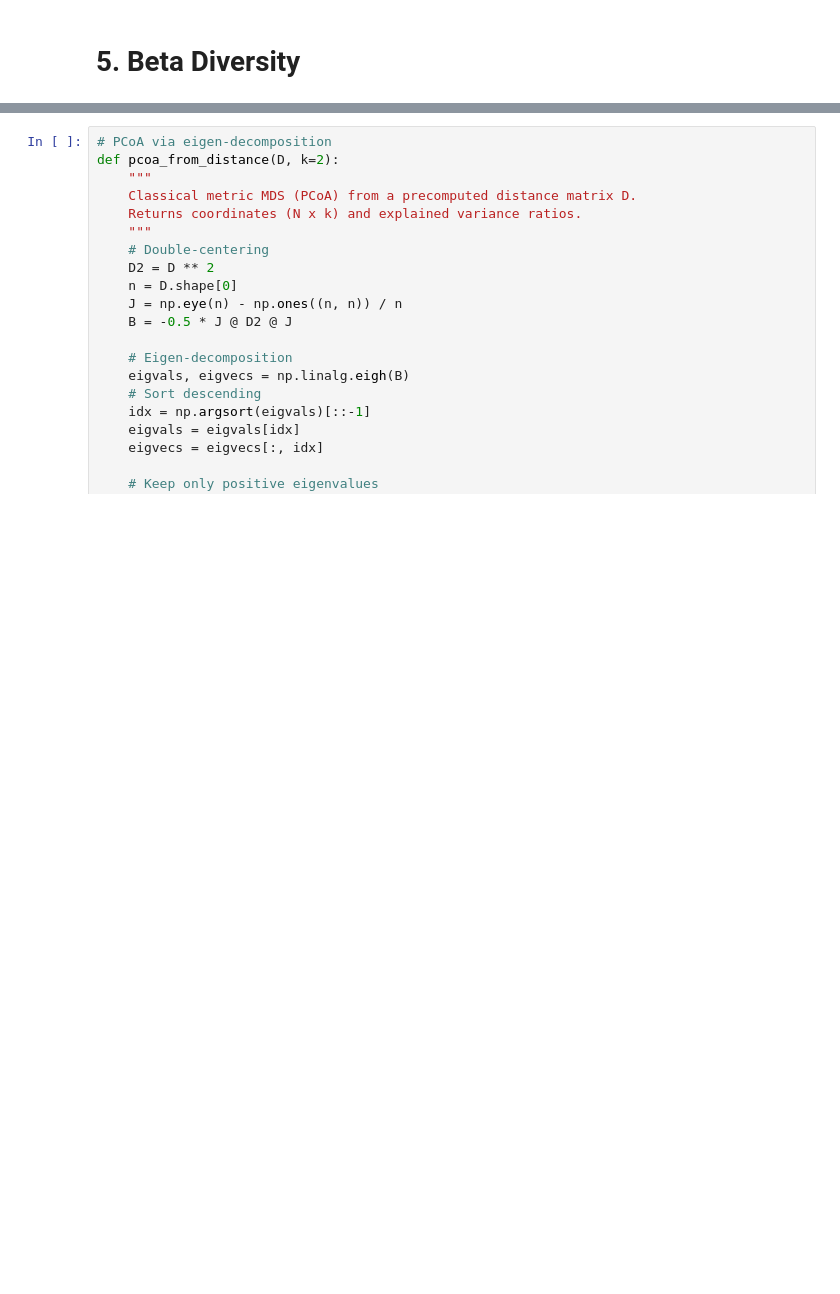
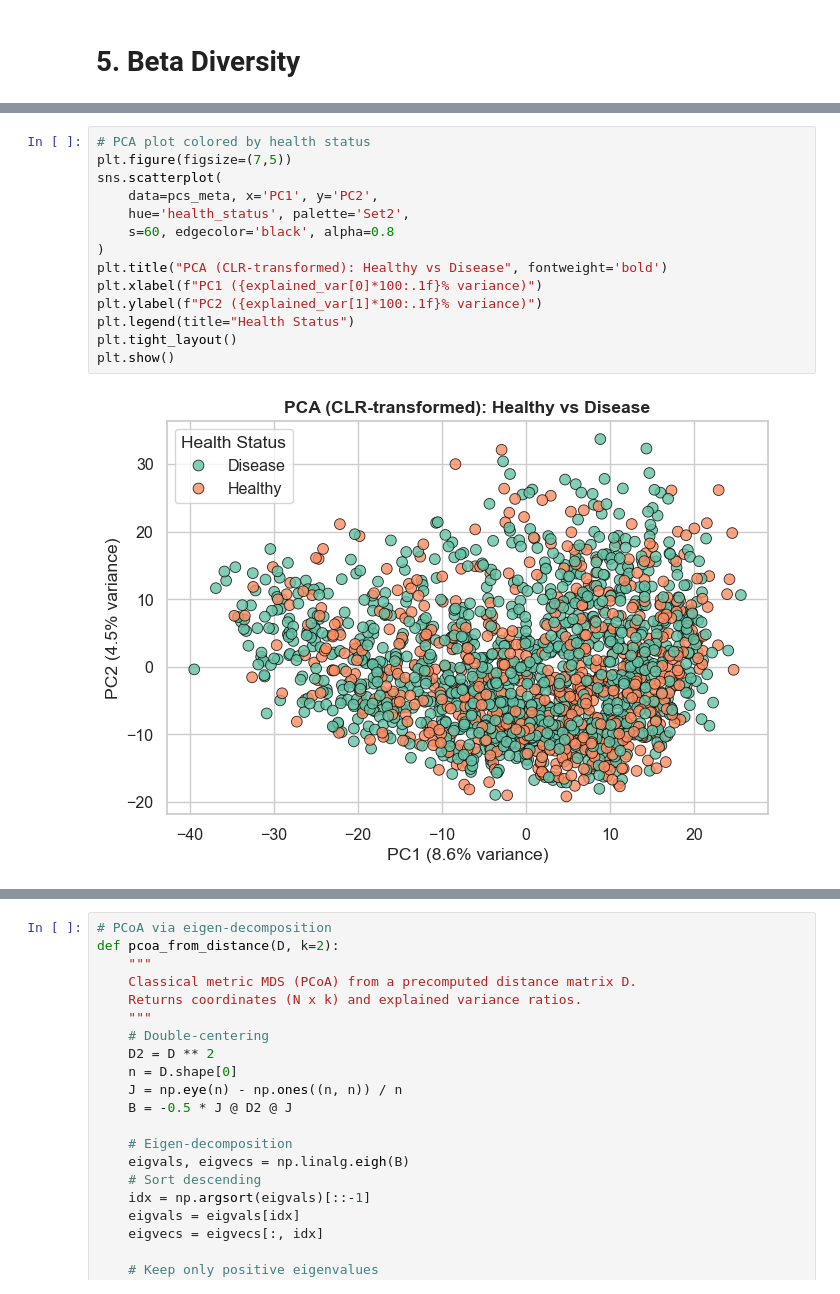
Before and after one commit to anushka-don/cs506_project, a Jupyter notebook: eda.ipynb, the cells around one changed output, grey strips where cells are left out. Drawn from its saved outputs; the diff is of its cells as text; blank space fills up the shorter version.

```diff
--- a/eda.ipynb
+++ b/eda.ipynb
@@ -265,0 +313,16 @@ print(f"  Saved to: {TABLES}/abundance_clr.csv")
+# %%
+# PCA plot colored by health status
+plt.figure(figsize=(7,5))
+sns.scatterplot(
+    data=pcs_meta, x='PC1', y='PC2',
+    hue='health_status', palette='Set2',
+    s=60, edgecolor='black', alpha=0.8
+)
+plt.title("PCA (CLR-transformed): Healthy vs Disease", fontweight='bold')
+plt.xlabel(f"PC1 ({explained_var[0]*100:.1f}% variance)")
+plt.ylabel(f"PC2 ({explained_var[1]*100:.1f}% variance)")
+plt.legend(title="Health Status")
+plt.tight_layout()
+plt.show()
+# %% [output]
+[figure, added]
```
Also changed, not shown: parts of 4 cells of this notebook, 2 other files.
